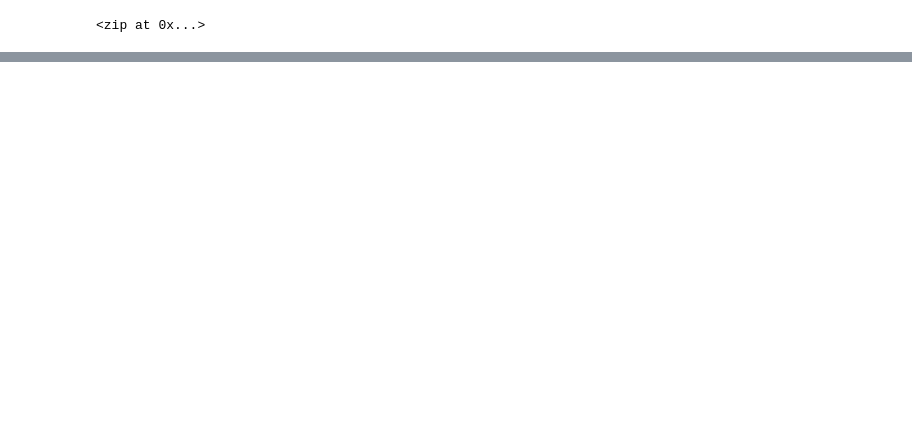
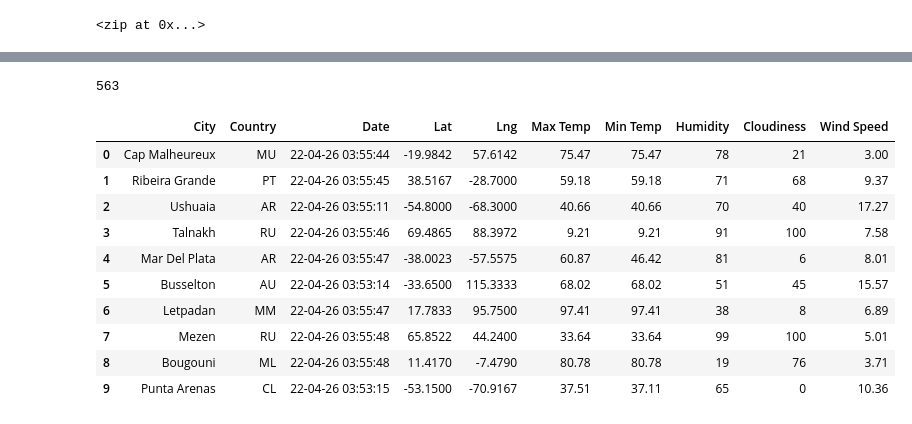
Before and after one commit to Olibabba/World_Weather_Analysis, a Jupyter notebook: practice/WeatherPy.ipynb, the cells around one changed output, grey strips where cells are left out. Saved outputs shown, nothing was run; the diff lists cells and outputs as text; code cells hidden in the pictures; blank space fills up the shorter version.

Commit message:
weather api created. csv with city weather created

```diff
--- a/practice/WeatherPy.ipynb
+++ b/practice/WeatherPy.ipynb
@@ -28,0 +33,2 @@ len(city_names)
+# %%
+url = f'https://api.openweathermap.org/data/2.5/weather?units=Imperial&appid={weather_api_key}'
@@ -28,0 +120,20 @@ len(city_names)
+# %%
+len(city_data)
+# %% [output]
+563
+# %%
+# Convert the array of dictionaries to a Pandas DataFrame.
+city_data_df = pd.DataFrame(city_data)
+city_data_df.head(10)
+# %% [output]
+|  | City | Country | Date | Lat | Lng | Max Temp | Min Temp | Humidity | Cloudiness | Wind Speed |
+| 0 | Cap Malheureux | MU | 22-04-26 03:55:44 | -19.9842 | 57.6142 | 75.47 | 75.47 | 78 | 21 | 3.00 |
+| 1 | Ribeira Grande | PT | 22-04-26 03:55:45 | 38.5167 | -28.7000 | 59.18 | 59.18 | 71 | 68 | 9.37 |
+| 2 | Ushuaia | AR | 22-04-26 03:55:11 | -54.8000 | -68.3000 | 40.66 | 40.66 | 70 | 40 | 17.27 |
+| 3 | Talnakh | RU | 22-04-26 03:55:46 | 69.4865 | 88.3972 | 9.21 | 9.21 | 91 | 100 | 7.58 |
+| 4 | Mar Del Plata | AR | 22-04-26 03:55:47 | -38.0023 | -57.5575 | 60.87 | 46.42 | 81 | 6 | 8.01 |
+| 5 | Busselton | AU | 22-04-26 03:53:14 | -33.6500 | 115.3333 | 68.02 | 68.02 | 51 | 45 | 15.57 |
+| 6 | Letpadan | MM | 22-04-26 03:55:47 | 17.7833 | 95.7500 | 97.41 | 97.41 | 38 | 8 | 6.89 |
+| 7 | Mezen | RU | 22-04-26 03:55:48 | 65.8522 | 44.2400 | 33.64 | 33.64 | 99 | 100 | 5.01 |
+| 8 | Bougouni | ML | 22-04-26 03:55:48 | 11.4170 | -7.4790 | 80.78 | 80.78 | 19 | 76 | 3.71 |
+| 9 | Punta Arenas | CL | 22-04-26 03:53:15 | -53.1500 | -70.9167 | 37.51 | 37.11 | 65 | 0 | 10.36 |
```
Also changed, not shown: parts of 4 cells of this notebook, 4 other files.
